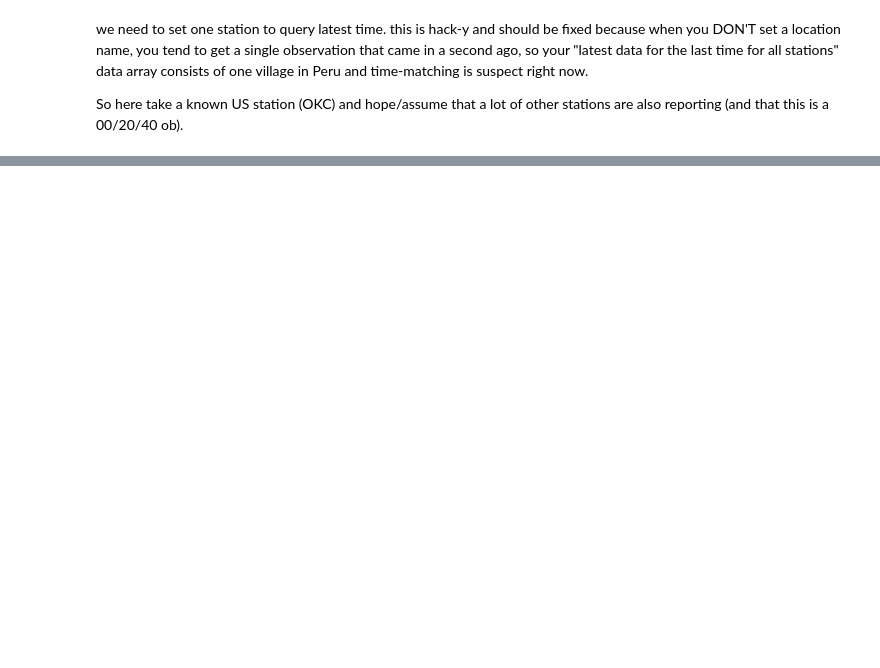
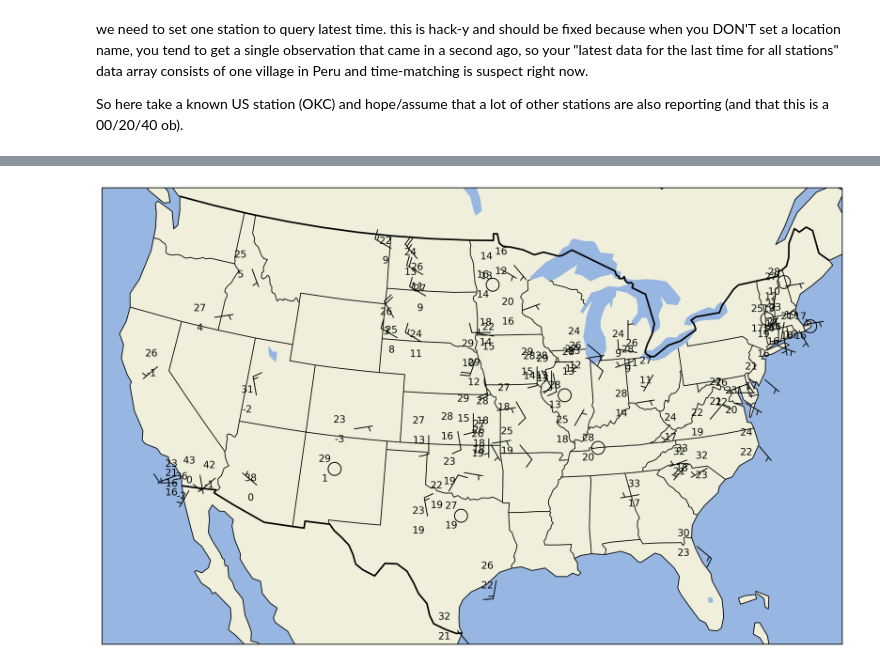
Before and after one commit to ahaberlie/python-awips, a Jupyter notebook: examples/notebooks/Surface_Obs_Plot_with_MetPy.ipynb, the cells around one changed output, grey strips where cells are left out. Drawn from its saved outputs; the diff is of its cells as text; code cells hidden in the pictures; blank space fills up the shorter version.

```diff
--- a/examples/notebooks/Surface_Obs_Plot_with_MetPy.ipynb
+++ b/examples/notebooks/Surface_Obs_Plot_with_MetPy.ipynb
@@ -140,0 +217,4 @@ NameError: name 'latitude' is not defined
+# %%
+obs = obs[obs.stationName.notnull()]
+
+HTML(obs.to_html())
@@ -140,0 +241,4 @@ NameError: name 'latitude' is not defined
+# %%
+obs.sort_values(by="windSpeed", inplace=True)
+
+HTML(obs.to_html())
@@ -140,0 +263,36 @@ NameError: name 'latitude' is not defined
+# %%
+obs = obs[obs.windSpeed >= 0]
+
+data = dict()
+data['latitude']  = np.array(obs['latitude'])
+data['longitude'] = np.array(obs['longitude'])
+data['air_temperature'] = np.array(obs['temperature'])* units.degC
+data['dew_point_temperature'] = np.array(obs['dewpoint'])* units.degC
+#data['air_pressure_at_sea_level'] = np.array(seaLevelPress)* units('mbar')
+u, v = get_wind_components(np.array(obs['windSpeed']) * units('knots'),
+                           np.array(obs['windDir']) * units.degree)
+data['eastward_wind'], data['northward_wind'] = u, v
+
+fig = plt.figure(figsize=(20, 10))
+ax = fig.add_subplot(1, 1, 1, projection=proj)
+
+# Add map elements
+ax.add_feature(feat.LAND, zorder=-1)
+ax.add_feature(feat.OCEAN, zorder=-1)
+ax.add_feature(feat.LAKES, zorder=-1)
+ax.coastlines(resolution='110m', zorder=2, color='black')
+ax.add_feature(state_boundaries)
+ax.add_feature(feat.BORDERS, linewidth='2', edgecolor='black')
+ax.set_extent((-120, -73, 23, 50))
+
+# Start the station plot by specifying the axes to draw on, as well as the
+# lon/lat of the stations (with transform). We also the fontsize to 12 pt.
+stationplot = StationPlot(ax, data['longitude'], data['latitude'],
+                          transform=ccrs.PlateCarree(), fontsize=12)
+
+# The layout knows where everything should go, and things are standardized using
+# the names of variables. So the layout pulls arrays out of `data` and plots them
+# using `stationplot`.
+simple_layout.plot(stationplot, data)
+# %% [output]
+[figure, added]
```
Also changed, not shown: parts of 17 cells of this notebook.
